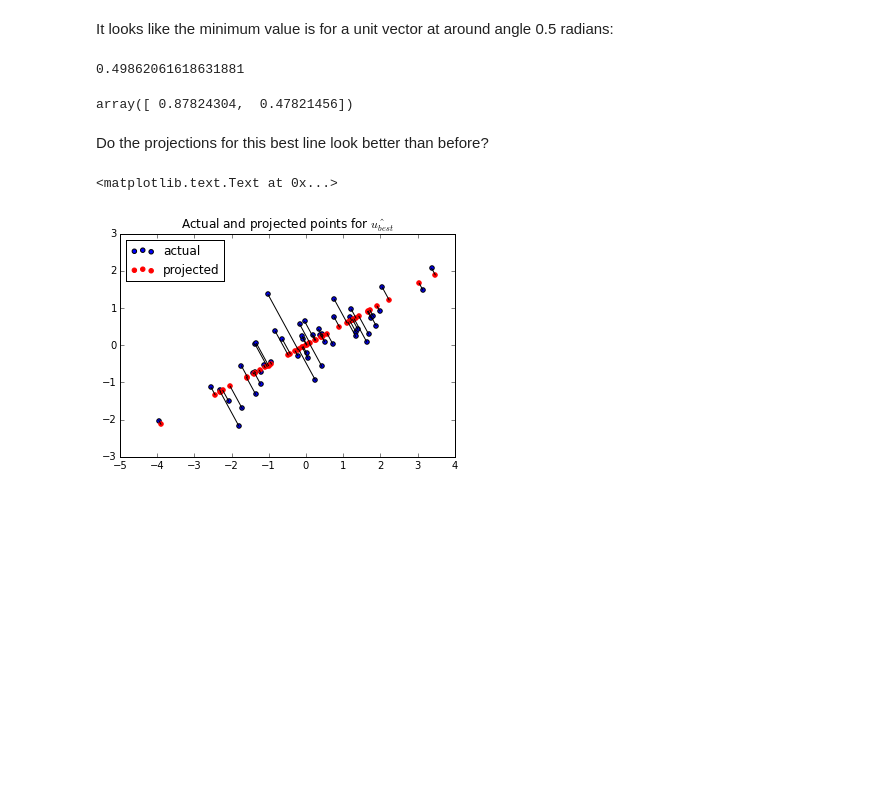
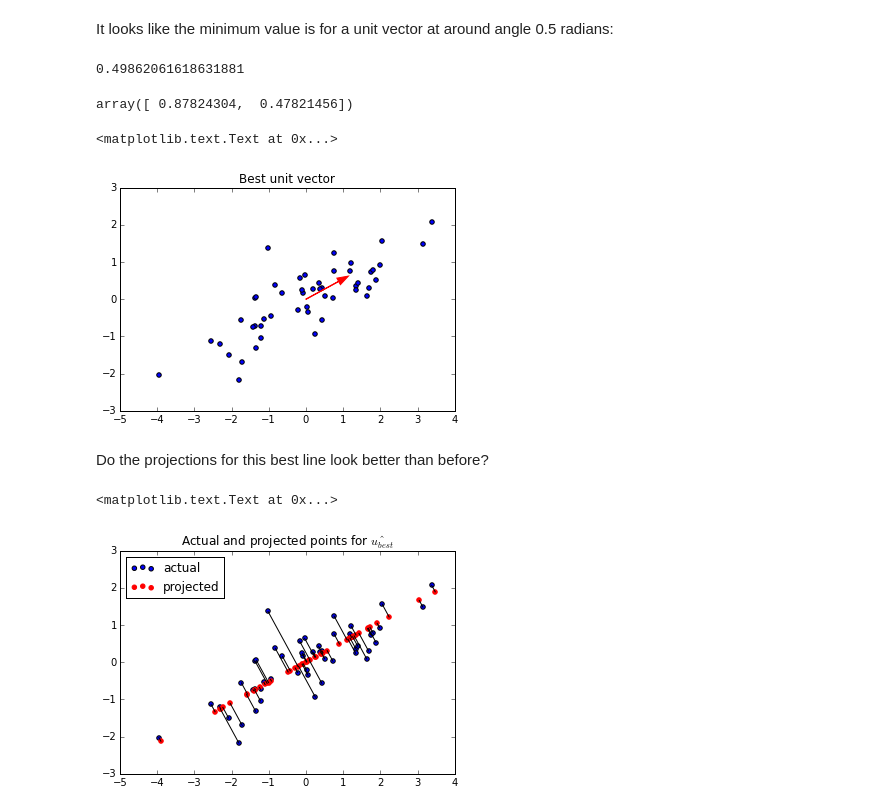
Before and after one commit to practical-neuroimaging/pna2015, a Jupyter notebook: day7/pca_introduction.ipynb, the cells around one changed output. Cells and saved outputs as stored; diff of their text form; code cells hidden in the pictures; blank space fills up the shorter version.

```diff
--- a/day7/pca_introduction.ipynb
+++ b/day7/pca_introduction.ipynb
@@ -235,6 +272,14 @@ u_best = u_vectors[:, min_i]
 u_best
 # %% [output]
 array([ 0.87824304,  0.47821456])
+# %%
+plt.scatter(X[0], X[1])
+plt.arrow(0, 0, u_best[0], u_best[1], width=0.01, color='r')
+plt.axis('equal')
+plt.title('Best unit vector')
+# %% [output]
+<matplotlib.text.Text at 0x...>
+[figure, added]
 # %% [markdown]
 Do the projections for this best line look better than before?
 # %%
```
Also changed, not shown: parts of 41 cells of this notebook.
